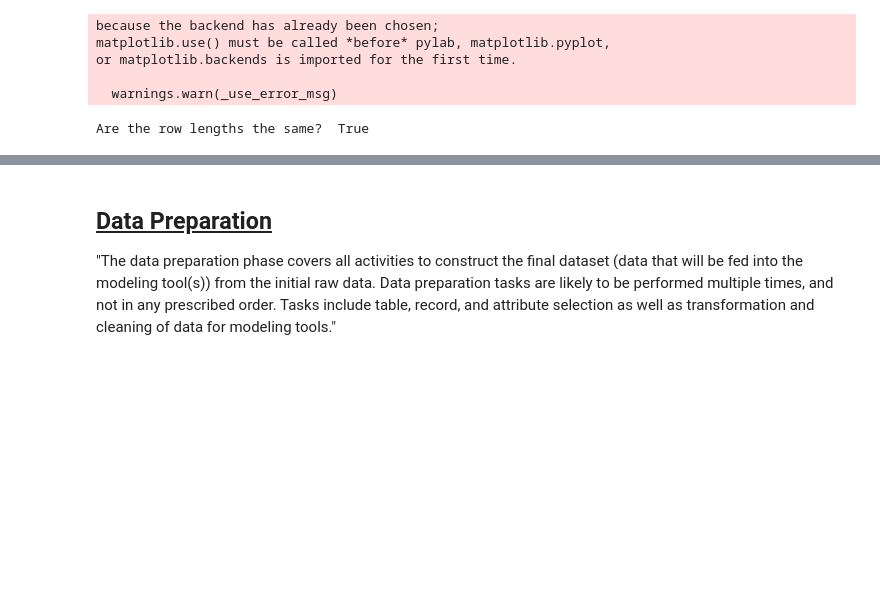
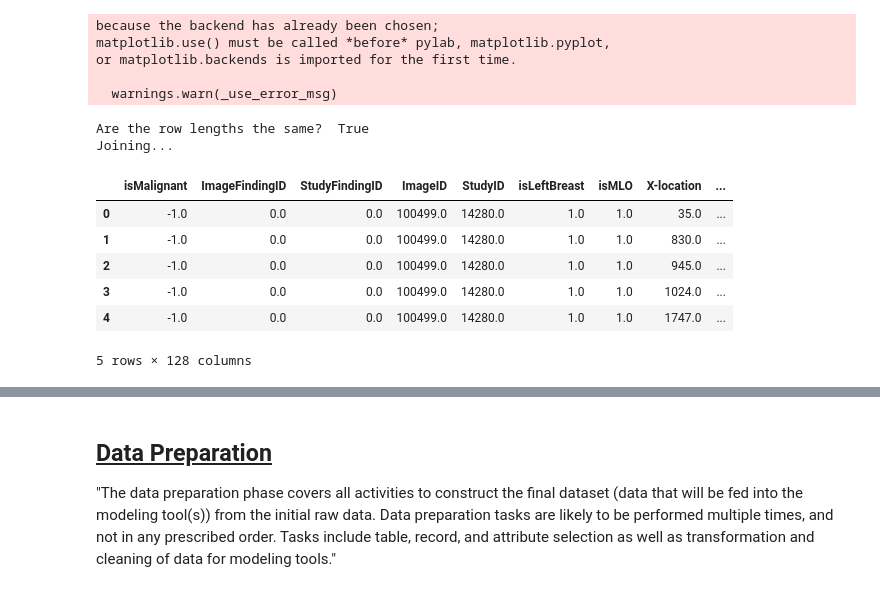
Before and after one commit to rlshuhart/MSDS7331_Project_3, a Jupyter notebook: CRISP-DM Model Breast Cancer Clustering.ipynb, the cells around one changed output, grey strips where cells are left out. Cells and saved outputs as stored; diff of their text form; code cells hidden in the pictures; blank space fills up the shorter version.

```diff
--- a/CRISP-DM Model Breast Cancer Clustering.ipynb
+++ b/CRISP-DM Model Breast Cancer Clustering.ipynb
@@ -58,16 +60,50 @@ or matplotlib.backends is imported for the first time.
 
   warnings.warn(_use_error_msg)
 # %%
-# load data
+# load features data
 features = pd.read_csv(".\\data\\Features.zip", sep="\t", header=None, compression ="zip")
 del features[117] #extra
 
+feature_labels = []
+for i in range(0,len(features.columns)):
+    feature_labels.append("feature"+str(i))
+
+features.columns = feature_labels
+
+# load info data
 info = pd.read_csv(".\\data\\Info.zip", sep="\t", header=None, compression ="zip")
 del info[11] #extra
+
+# Add column labels
+info_labels = ['isMalignant',
+               'ImageFindingID',
+               'StudyFindingID',
+               'ImageID',
+               'StudyID',
+               'isLeftBreast',
+               'isMLO',
+               'X-location',
+               'Y-location',
+               'X-nipple-location',
+               'Y-nipple-location']
+
+info.columns = info_labels
 
 #check row lengths the same
 print("Are the row lengths the same? ", (features.shape[0] == info.shape[0]))
 if (features.shape[0] == info.shape[0]) == True:
+    print("Joining...")
     info_features = pd.concat([info,features], axis=1)
 # %% [output]
 Are the row lengths the same?  True
+Joining...
+# %%
+info_features.head()
+# %% [output]
+|  | isMalignant | ImageFindingID | StudyFindingID | ImageID | StudyID | isLeftBreast | isMLO | X-location | ... |
+| 0 | -1.0 | 0.0 | 0.0 | 100499.0 | 14280.0 | 1.0 | 1.0 | 35.0 | ... |
+| 1 | -1.0 | 0.0 | 0.0 | 100499.0 | 14280.0 | 1.0 | 1.0 | 830.0 | ... |
+| 2 | -1.0 | 0.0 | 0.0 | 100499.0 | 14280.0 | 1.0 | 1.0 | 945.0 | ... |
+| 3 | -1.0 | 0.0 | 0.0 | 100499.0 | 14280.0 | 1.0 | 1.0 | 1024.0 | ... |
+| 4 | -1.0 | 0.0 | 0.0 | 100499.0 | 14280.0 | 1.0 | 1.0 | 1747.0 | ... |
+5 rows × 128 columns
```
Also changed, not shown: parts of 3 cells of this notebook, 1 other file.
